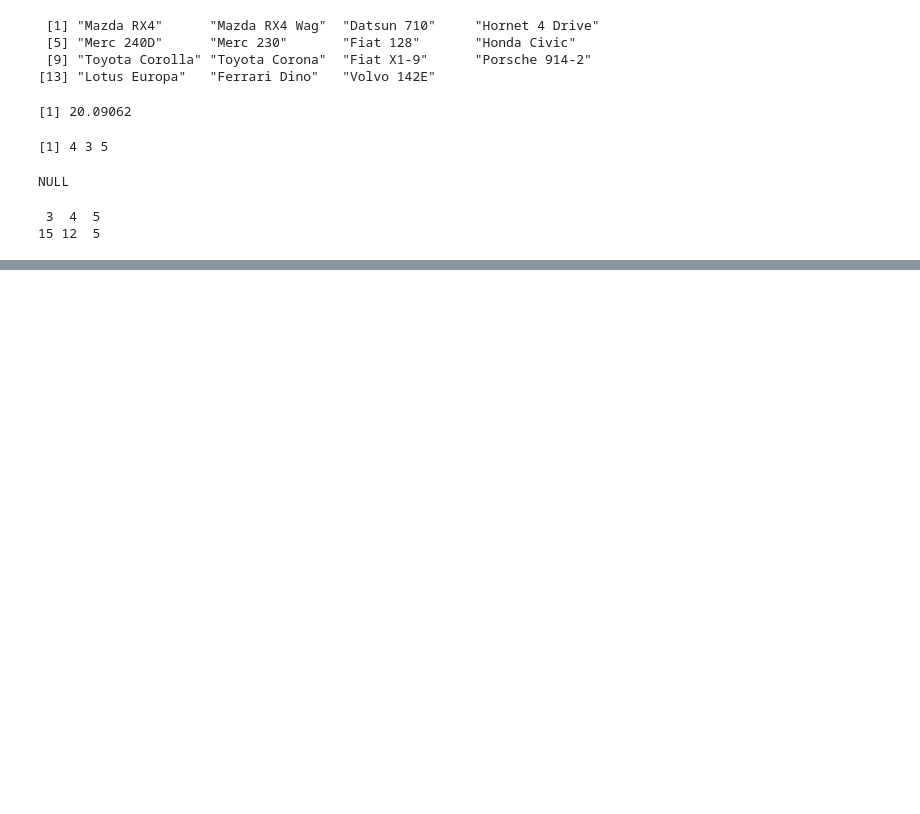
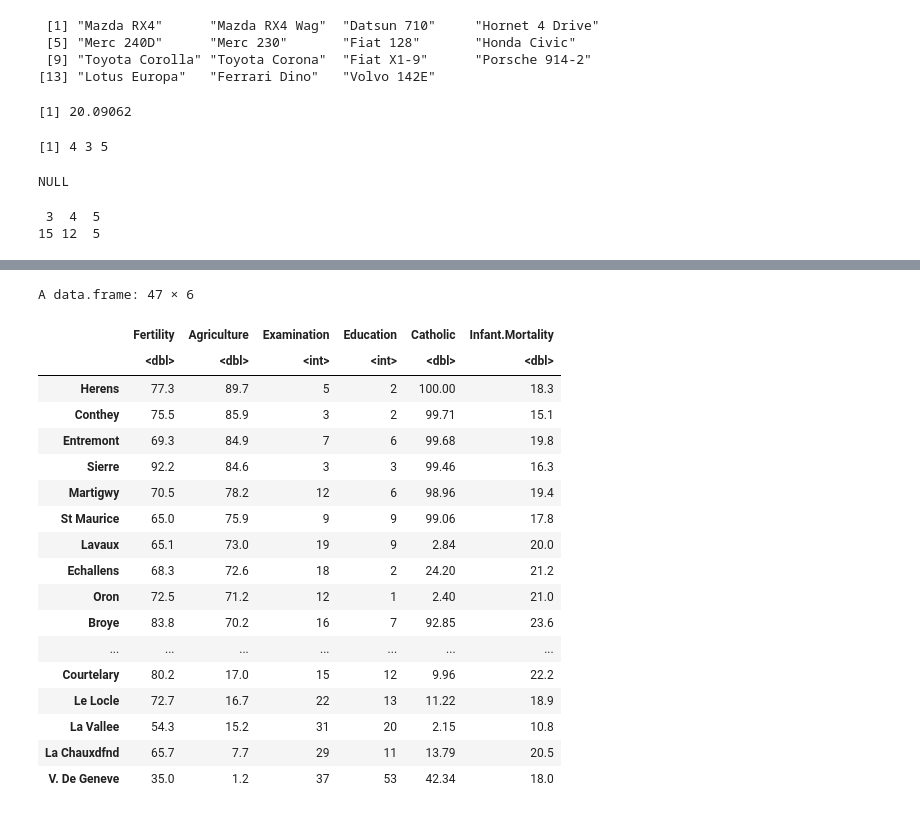
Before and after one commit to layla-focalors/R_kernal, a Jupyter notebook: Stelle/Gepard.ipynb, the cells around one changed output, grey strips where cells are left out. Cells and saved outputs as stored; diff of their text form; code cells hidden in the pictures; blank space fills up the shorter version.

```diff
--- a/Stelle/Gepard.ipynb
+++ b/Stelle/Gepard.ipynb
@@ -69,0 +153,22 @@ table(df$gear)
+# %%
+swiss[order(swiss$Agriculture, decreasing=T), ]
+# %% [output]
+A data.frame: 47 × 6
+|  | Fertility | Agriculture | Examination | Education | Catholic | Infant.Mortality |
+|  | <dbl> | <dbl> | <int> | <int> | <dbl> | <dbl> |
+| Herens | 77.3 | 89.7 | 5 | 2 | 100.00 | 18.3 |
+| Conthey | 75.5 | 85.9 | 3 | 2 | 99.71 | 15.1 |
+| Entremont | 69.3 | 84.9 | 7 | 6 | 99.68 | 19.8 |
+| Sierre | 92.2 | 84.6 | 3 | 3 | 99.46 | 16.3 |
+| Martigwy | 70.5 | 78.2 | 12 | 6 | 98.96 | 19.4 |
+| St Maurice | 65.0 | 75.9 | 9 | 9 | 99.06 | 17.8 |
+| Lavaux | 65.1 | 73.0 | 19 | 9 | 2.84 | 20.0 |
+| Echallens | 68.3 | 72.6 | 18 | 2 | 24.20 | 21.2 |
+| Oron | 72.5 | 71.2 | 12 | 1 | 2.40 | 21.0 |
+| Broye | 83.8 | 70.2 | 16 | 7 | 92.85 | 23.6 |
+| ... | ... | ... | ... | ... | ... | ... |
+| Courtelary | 80.2 | 17.0 | 15 | 12 | 9.96 | 22.2 |
+| Le Locle | 72.7 | 16.7 | 22 | 13 | 11.22 | 18.9 |
+| La Vallee | 54.3 | 15.2 | 31 | 20 | 2.15 | 10.8 |
+| La Chauxdfnd | 65.7 | 7.7 | 29 | 11 | 13.79 | 20.5 |
+| V. De Geneve | 35.0 | 1.2 | 37 | 53 | 42.34 | 18.0 |
```
Also changed, not shown: parts of 20 cells of this notebook.
